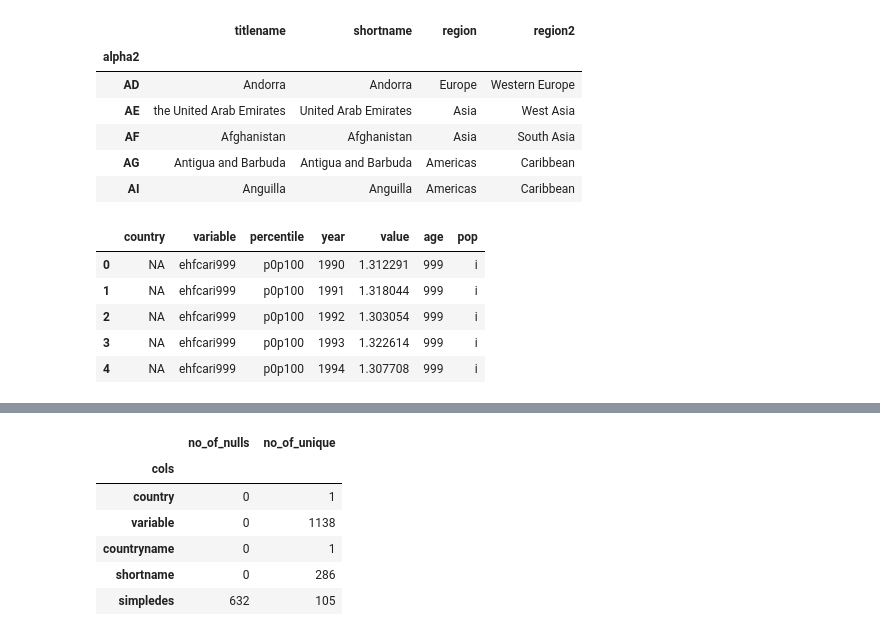
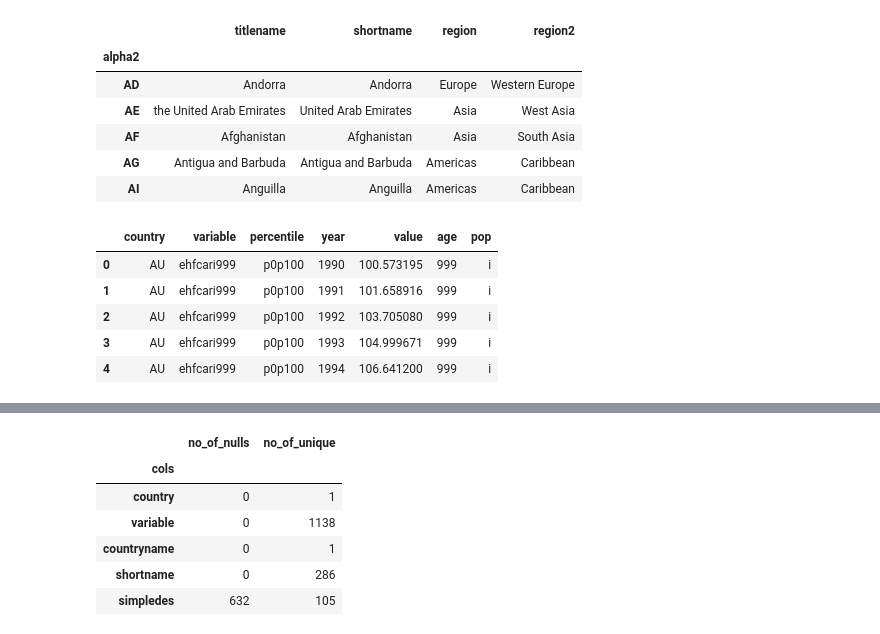
Before and after one commit to aldillon88/world-inequality-analysis, a Jupyter notebook: notebooks/initial-eda.ipynb, the cells around one changed output, grey strips where cells are left out. Drawn from its saved outputs; the diff is of its cells as text; code cells hidden in the pictures.

```diff
--- a/notebooks/initial-eda.ipynb
+++ b/notebooks/initial-eda.ipynb
@@ -22,17 +22,17 @@ countries_df.head()
 | AG | Antigua and Barbuda | Antigua and Barbuda | Americas | Caribbean |
 | AI | Anguilla | Anguilla | Americas | Caribbean |
 # %%
-country_code = 'NA'
+country_code = 'AU'
 country_path = f"../data/unprocessed/WID_data_{country_code}.csv"
 country = pd.read_csv(filepath_or_buffer=country_path, delimiter=';', keep_default_na=False, na_values=[''])
 country.head()
 # %% [output]
 |  | country | variable | percentile | year | value | age | pop |
-| 0 | NA | ehfcari999 | p0p100 | 1990 | 1.312291 | 999 | i |
-| 1 | NA | ehfcari999 | p0p100 | 1991 | 1.318044 | 999 | i |
-| 2 | NA | ehfcari999 | p0p100 | 1992 | 1.303054 | 999 | i |
-| 3 | NA | ehfcari999 | p0p100 | 1993 | 1.322614 | 999 | i |
-| 4 | NA | ehfcari999 | p0p100 | 1994 | 1.307708 | 999 | i |
+| 0 | AU | ehfcari999 | p0p100 | 1990 | 100.573195 | 999 | i |
+| 1 | AU | ehfcari999 | p0p100 | 1991 | 101.658916 | 999 | i |
+| 2 | AU | ehfcari999 | p0p100 | 1992 | 103.705080 | 999 | i |
+| 3 | AU | ehfcari999 | p0p100 | 1993 | 104.999671 | 999 | i |
+| 4 | AU | ehfcari999 | p0p100 | 1994 | 106.641200 | 999 | i |
 # %%
 meta_path = f"../data/unprocessed/WID_metadata_{country_code}.csv"
 meta = pd.read_csv(meta_path, delimiter=';', keep_default_na=False, na_values=['']).drop(columns=['age', 'pop'])
```
Also changed, not shown: parts of 7 cells of this notebook, 1 other file.
